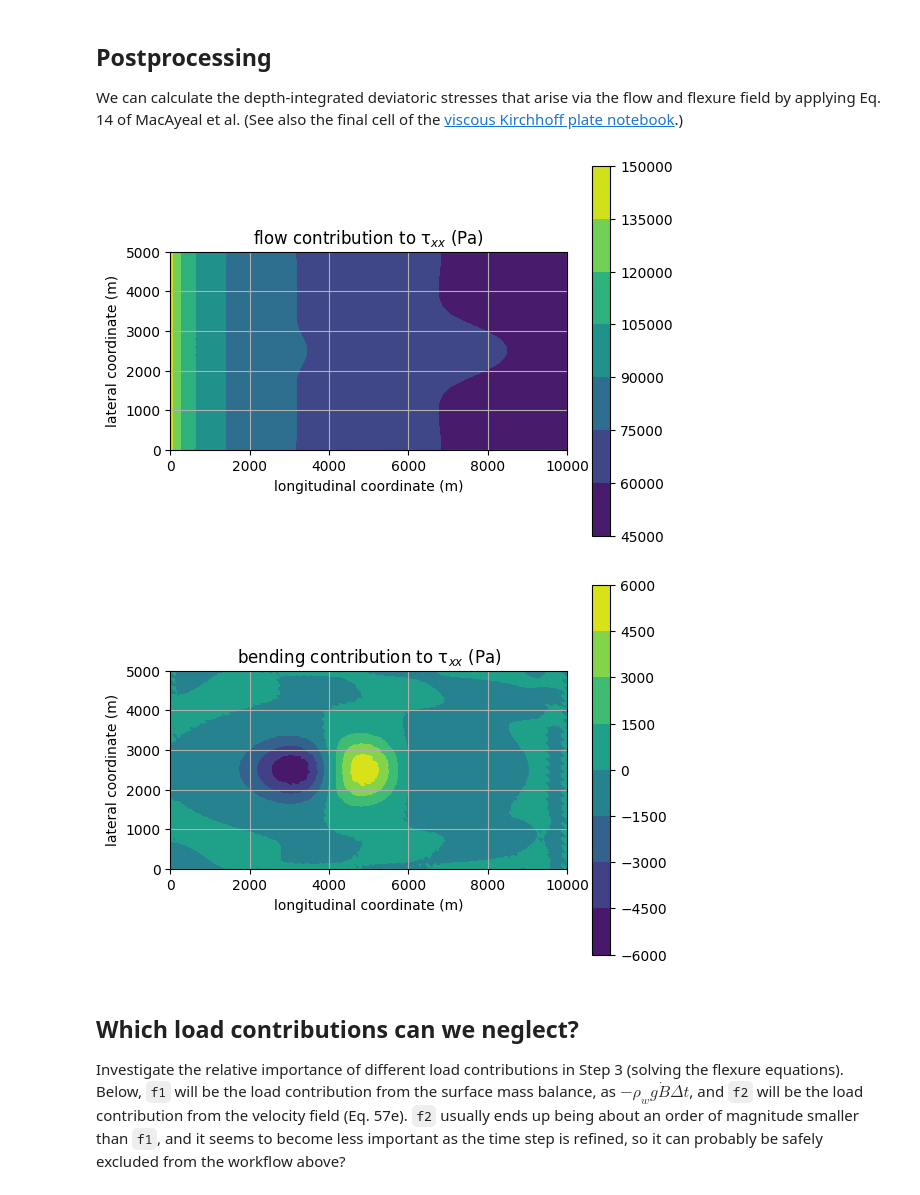
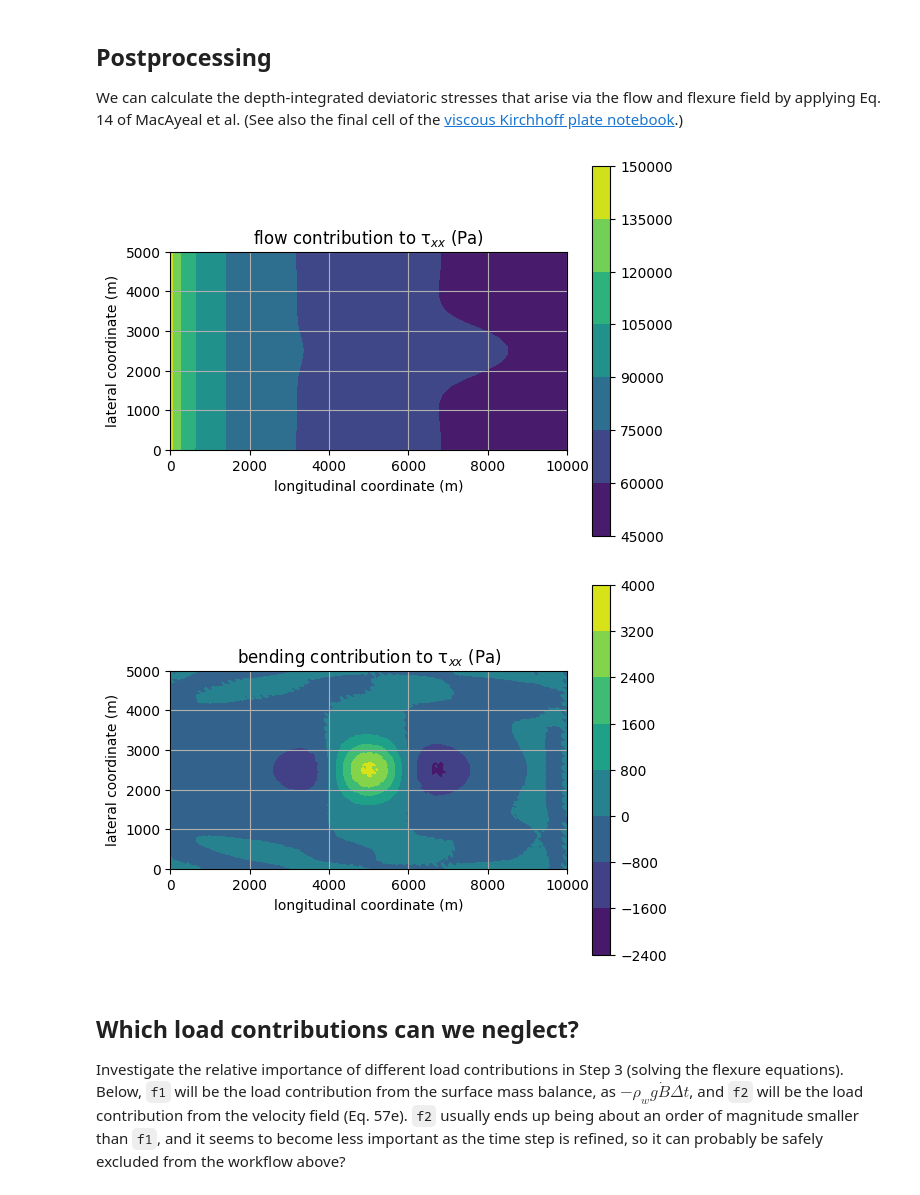
Before and after one commit to chrismiele/weird_flex, a Jupyter notebook: 4_coupled_flow_flexure_viscous.ipynb, the cells around one changed output. Saved outputs shown, nothing was run; the diff lists cells and outputs as text; code cells hidden in the pictures.

```diff
--- a/4_coupled_flow_flexure_viscous.ipynb
+++ b/4_coupled_flow_flexure_viscous.ipynb
@@ -89,13 +89,14 @@ def terminus2(**kwargs): #see Eq. 45 from MacAyeal et al. (2021)
     ν = FacetNormal(mesh)
     return 0.5*ρ_I*G*h**2*inner(u, ν) - 0.5*ρ_W*G*b**2*inner(u, ν)
 
-def deviatoric_stress(**kwargs): #and also define the deviatoric stress tensor
+def effective_viscosity(**kwargs): #also define a function that returns the effective viscosity
     n = 3
-    e = itemgetter('strain_rate')(kwargs)
-    e_min = Constant(kwargs.get('strain_rate_min', icepack.constants.strain_rate_min))
-    e_e = icepack.models.viscosity._effective_strain_rate(e, e_min)
-    ν = 1/2*A**(-1/n)*e_e**(1/n-1)*1e6
-    return 2*ν*e #deviatoric stress tensor in Pascals
+    u = itemgetter('velocity')(kwargs)
+    ε = sym(grad(u))
+    ε_min = Constant(kwargs.get('strain_rate_min', icepack.constants.strain_rate_min))
+    ε_e = icepack.models.viscosity._effective_strain_rate(ε, ε_min)
+    ν = 1/2*A**(-1/n)*ε_e**(1/n - 1) #effective viscosity in MPa*yrs
+    return ν*1e6 #return ν in units of Pa*yrs
 # %% [markdown]
 ## Set up the solver
 
@@ -205,13 +206,22 @@ for step in tqdm.trange(num_timesteps):
 
     b = solver.prognostic_solve(Δt, thickness = b, velocity = u, #raise the base
                            thickness_inflow = Constant(-ϱ*H_gl), accumulation = Constant(0))
-    H = project(s - b, Q2)
 
     s_ = project(s, Q1) #project surface elevation over Argyris elements
     b_ = project(b, Q1) #and basal elevation
     H_ = project(s_ - b_, Q1) #and total thickness
 
-    ν = icepack.models.viscosity.viscosity_depth_averaged(velocity = u, thickness = H, fluidity = A)*1e6 #ν in Pa*years
+    ########################################
+    ########################################
+    ### calculate some useful parameters ###
+    ########################################
+    ########################################
+
+    ν = effective_viscosity(velocity = u) #in Pa*yrs, for consistency with icepack's velocity units
+    ε = sym(grad(u)) #strain rate tensor, /yr
+    τ = 2*ν*ε #depth-averaged deviatoric stress tensor in Pascals
+    p = -tr(τ) + 1/2*ρ_i*g*H_ #depth-averaged pressure
+    σ = τ - p*Identity(2) #depth-averaged net stress
 
     ######################
     ######################
@@ -226,17 +236,14 @@ for step in tqdm.trange(num_timesteps):
                     -ρ_w*g*h_ab, #f acts upward via buoyancy
                     -ρ_i*g*h_ab) #else: f acts downward via gravity
 
-    # #additionally force flexure with the velocity field, as in Eq. 57e
-    # ux, uy = project(u[0], Q1), project(u[1], Q1) #velocity components in m/s
-    # f += H_*(4*ν*grad(ux)[0] + 2*ν*grad(uy)[0] - 1/2*ρ_i*g*H_)*ddη[0, 0]*Δt #Eq. 57e: ice shelf flow contribution
-    # f += H_*(ν*grad(ux)[1] + ν*grad(uy)[0])*ddη[0, 1]*Δt #Eq. 57e continued
-    # f += H_*(2*ν*grad(ux)[0] + 4*ν*grad(uy)[1] - 1/2*ρ_i*g*H_)*ddη[1, 1]*Δt #Eq. 57e continued
+    #additionally force flexure with the velocity field, as in Eq. 57e
+    #f += H_*inner(σ, ddη*Δt) #Eq. 57e
 
-    L = 1/6*ν*H**3*inner(ddη, ddw)*dx + 1/6*ν*H**3*Δη*Δw*dx - f*w*dx
+    L = 1/6*ν*H_**3*inner(ddη, ddw)*dx + 1/6*ν*H_**3*Δη*Δw*dx - f*w*dx
     L += 0.5*α**2*η*w*ds(1) #constrain η = 0 on the upstream boundary 1 via the penalty method
     L += 0.5*α**2*η*w*ds(2) #η = 0 on the downstream boundary via the penalty method
 
-    solve(L == 0, η)
+    solve(L == 0, η) #η is returned in meters per year
 
     #######################
     #######################
@@ -246,8 +253,7 @@ for step in tqdm.trange(num_timesteps):
 
     b = project(b + η*Δt, Q2) #b is modified by the deflection
     s = project(s + B*Δt + η*Δt, Q2) #s is modified by deflection and surface mass balance
-    H = project(s - b, Q2) #in either case, H = s - b
-
+    H = project(s - b, Q2) #new thickness
 
     #################################################
     #################################################
@@ -340,42 +346,39 @@ We can calculate the depth-integrated deviatoric stresses that arise via the flo
 ########################
 ########################
 
-ε = Function(S)
-ε.project(sym(grad(u)))
-τ = deviatoric_stress(strain_rate = ε)
 τxx = project(τ[0, 0], Q2)
 
 fig, ax = plt.subplots()
 ax.set_aspect('equal')
 plt.title('flow contribution to τ$_{xx}$ (Pa)')
 stress_plot = tricontourf(τxx, axes=ax)
 plt.colorbar(stress_plot)
 plt.xlabel('longitudinal coordinate (m)')
 plt.ylabel('lateral coordinate (m)')
 plt.grid()
 plt.show()
 
 ########################
 ########################
 ### elastic stresses ###
 ########################
 ########################
 
 τ_bending = -2*ν*H/2*ddη #the bending part of τ evaluated at the surface of the plate
 τxx_bending = project(τ_bending[0, 0], Q1) #the bending part of τ_xx evaluated at the surface of the plate
 
 fig, ax = plt.subplots()
 ax.set_aspect('equal')
 plt.title('bending contribution to τ$_{xx}$ (Pa)')
 stress_plot = tricontourf(τxx_bending, axes=ax)
 plt.colorbar(stress_plot)
 plt.xlabel('longitudinal coordinate (m)')
 plt.ylabel('lateral coordinate (m)')
 plt.grid()
 plt.show()
 # %% [output]
 [figure]
-[figure, old version]
+[figure, new version]
 # %% [markdown]
 ## Which load contributions can we neglect?
 
```
Also changed, not shown: parts of 3 cells of this notebook.
